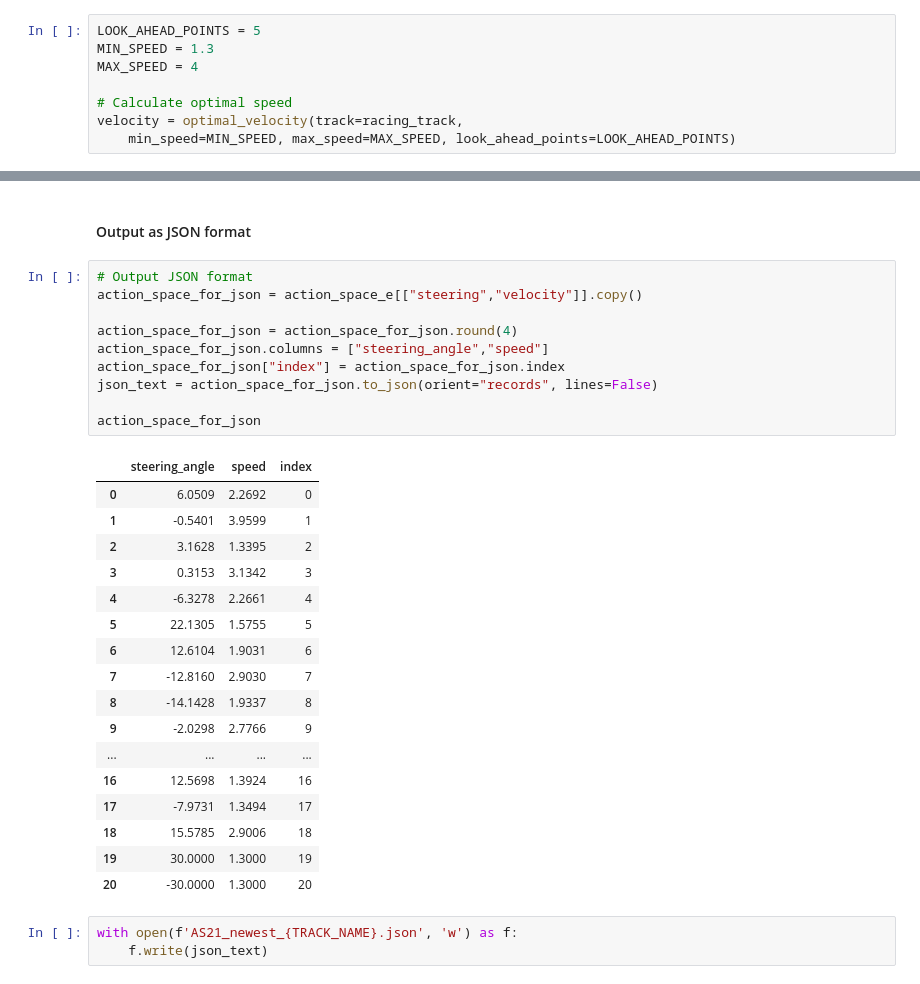
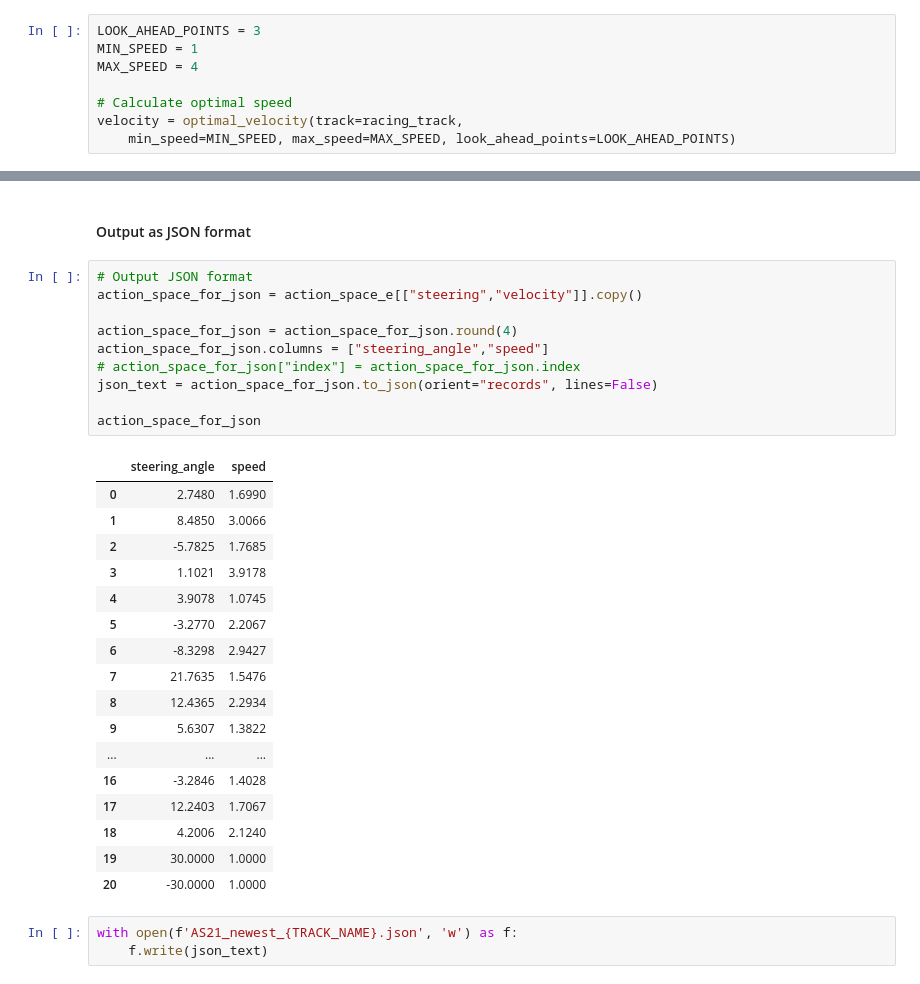
Before and after one commit to jackhorse1000/deepracer-on-the-spot, a Jupyter notebook: pre-computations/RaceLine_Speed_ActionSpace.ipynb, the cells around one changed output, grey strips where cells are left out. Cells and saved outputs as stored; diff of their text form.

````diff
--- a/pre-computations/RaceLine_Speed_ActionSpace.ipynb
+++ b/pre-computations/RaceLine_Speed_ActionSpace.ipynb
@@ -155,8 +155,8 @@ def dist_2_points(x1, x2, y1, y2):
 - Change ```LOOK_AHEAD_POINTS``` to influence how many points the algorithm looks ahead (the higher, the sooner the car will start to break)
 - Change ```MIN_SPEED``` and ```MAX_SPEED``` to fit the track and model !
 # %%
-LOOK_AHEAD_POINTS = 5
-MIN_SPEED = 1.3
+LOOK_AHEAD_POINTS = 3
+MIN_SPEED = 1
 MAX_SPEED = 4
 
 # Calculate optimal speed
@@ -386,31 +386,31 @@ ax.invert_xaxis()
 # %%
 # Output JSON format
 action_space_for_json = action_space_e[["steering","velocity"]].copy()
 
 action_space_for_json = action_space_for_json.round(4)
 action_space_for_json.columns = ["steering_angle","speed"]
-action_space_for_json["index"] = action_space_for_json.index
+# action_space_for_json["index"] = action_space_for_json.index
 json_text = action_space_for_json.to_json(orient="records", lines=False)
 
 action_space_for_json
 # %% [output]
-|  | steering_angle | speed | index |
-| 0 | 6.0509 | 2.2692 | 0 |
-| 1 | -0.5401 | 3.9599 | 1 |
-| 2 | 3.1628 | 1.3395 | 2 |
-| 3 | 0.3153 | 3.1342 | 3 |
-| 4 | -6.3278 | 2.2661 | 4 |
-| 5 | 22.1305 | 1.5755 | 5 |
-| 6 | 12.6104 | 1.9031 | 6 |
-| 7 | -12.8160 | 2.9030 | 7 |
-| 8 | -14.1428 | 1.9337 | 8 |
-| 9 | -2.0298 | 2.7766 | 9 |
-| ... | ... | ... | ... |
-| 16 | 12.5698 | 1.3924 | 16 |
-| 17 | -7.9731 | 1.3494 | 17 |
-| 18 | 15.5785 | 2.9006 | 18 |
-| 19 | 30.0000 | 1.3000 | 19 |
-| 20 | -30.0000 | 1.3000 | 20 |
+|  | steering_angle | speed |
+| 0 | 2.7480 | 1.6990 |
+| 1 | 8.4850 | 3.0066 |
+| 2 | -5.7825 | 1.7685 |
+| 3 | 1.1021 | 3.9178 |
+| 4 | 3.9078 | 1.0745 |
+| 5 | -3.2770 | 2.2067 |
+| 6 | -8.3298 | 2.9427 |
+| 7 | 21.7635 | 1.5476 |
+| 8 | 12.4365 | 2.2934 |
+| 9 | 5.6307 | 1.3822 |
+| ... | ... | ... |
+| 16 | -3.2846 | 1.4028 |
+| 17 | 12.2403 | 1.7067 |
+| 18 | 4.2006 | 2.1240 |
+| 19 | 30.0000 | 1.0000 |
+| 20 | -30.0000 | 1.0000 |
 # %%
 with open(f'AS21_newest_{TRACK_NAME}.json', 'w') as f:
     f.write(json_text)
````
Also changed, not shown: parts of 9 cells of this notebook, 6 other files.
